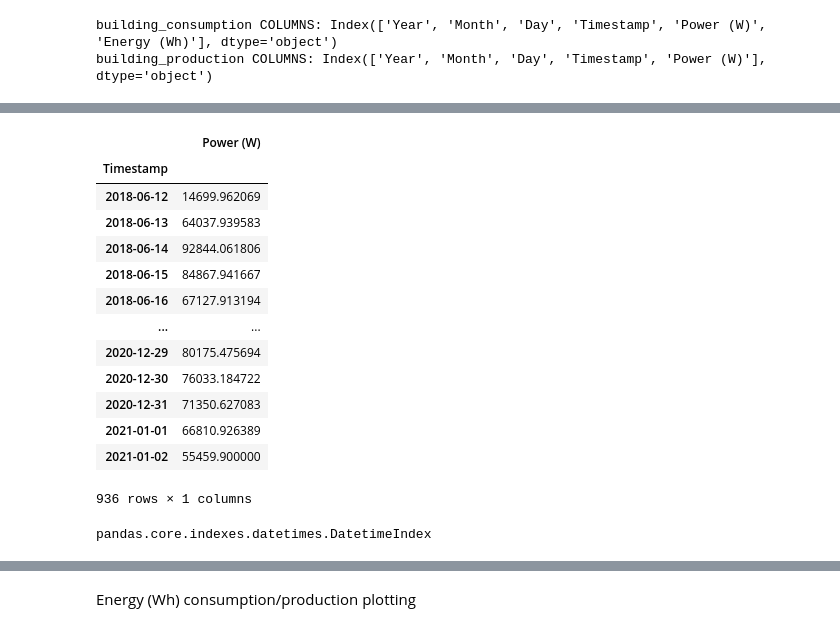
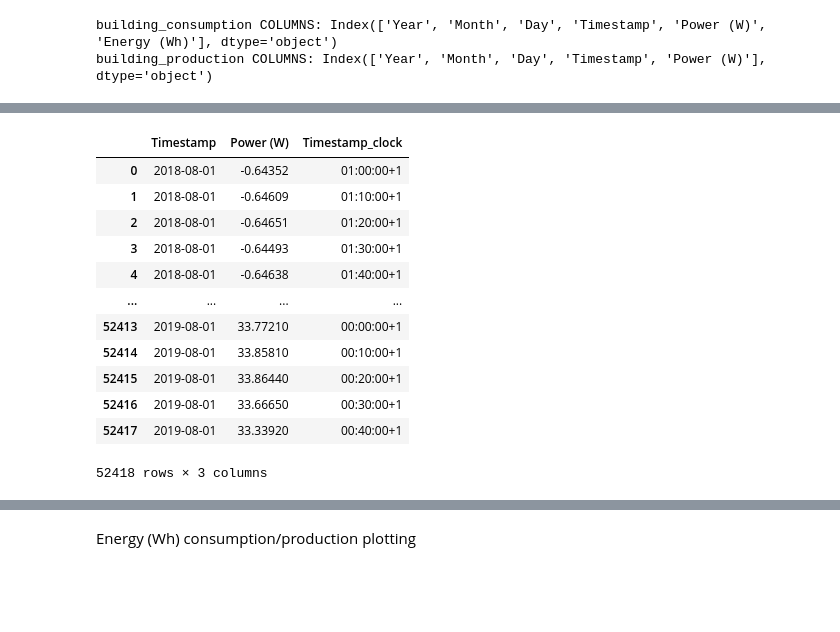
Before and after one commit to AlessandroBelotti00/NOI-hackathon, a Jupyter notebook: 1_PV/data_integration.ipynb, the cells around one changed output, grey strips where cells are left out. Cells and saved outputs as stored; diff of their text form; code cells hidden in the pictures; blank space fills up the shorter version.

```diff
--- a/1_PV/data_integration.ipynb
+++ b/1_PV/data_integration.ipynb
@@ -75,39 +95,37 @@ building_production COLUMNS: Index(['Year', 'Month', 'Day', 'Timestamp', 'Power
 # %%
 data_series = []
+time_series = []
+
 for index, row in building_production.iterrows():
     timestamp_string = row['Timestamp']
-    # Split the string into time and timezone parts
-    time_part, timezone_part = timestamp_string.split("+")
 
     # Split the time part into hours, minutes, and seconds
     hours, minutes, seconds = map(int, time_part.split(":"))
 
-    #dt = datetime(row['Year'], row['Month'], row['Day'], hours, minutes, seconds)
     dt = datetime(row['Year'], row['Month'], row['Day'])
 
     data_series.append(dt)
+    time_series.append(timestamp_string)
+
 building_production['Timestamp'] = data_series
+building_production['Timestamp_clock'] = time_series
 
-avg_power_product = building_production.groupby('Timestamp')['Power (W)'].mean()
-avg_power_product = (pd.DataFrame(avg_power_product))
+#avg_power_product = building_production.groupby('Timestamp')['Power (W)'].mean()
+#avg_power_product = (pd.DataFrame(avg_power_product))
-# %%
-avg_power_consum
-# %% [output]
-|  | Power (W) |
-| Timestamp |  |
-| 2018-06-12 | 14699.962069 |
-| 2018-06-13 | 64037.939583 |
-| 2018-06-14 | 92844.061806 |
-| 2018-06-15 | 84867.941667 |
-| 2018-06-16 | 67127.913194 |
-| ... | ... |
-| 2020-12-29 | 80175.475694 |
-| 2020-12-30 | 76033.184722 |
-| 2020-12-31 | 71350.627083 |
-| 2021-01-01 | 66810.926389 |
-| 2021-01-02 | 55459.900000 |
-936 rows × 1 columns
-# %%
-type(avg_power_consum.index)
-# %% [output]
-pandas.core.indexes.datetimes.DatetimeIndex
+# %%
+building_production = building_production.drop(columns=['Year','Month','Day'])
+building_production
+# %% [output]
+|  | Timestamp | Power (W) | Timestamp_clock |
+| 0 | 2018-08-01 | -0.64352 | 01:00:00+1 |
+| 1 | 2018-08-01 | -0.64609 | 01:10:00+1 |
+| 2 | 2018-08-01 | -0.64651 | 01:20:00+1 |
+| 3 | 2018-08-01 | -0.64493 | 01:30:00+1 |
+| 4 | 2018-08-01 | -0.64638 | 01:40:00+1 |
+| ... | ... | ... | ... |
+| 52413 | 2019-08-01 | 33.77210 | 00:00:00+1 |
+| 52414 | 2019-08-01 | 33.85810 | 00:10:00+1 |
+| 52415 | 2019-08-01 | 33.86440 | 00:20:00+1 |
+| 52416 | 2019-08-01 | 33.66650 | 00:30:00+1 |
+| 52417 | 2019-08-01 | 33.33920 | 00:40:00+1 |
+52418 rows × 3 columns
```
Also changed, not shown: parts of 7 cells of this notebook, 3 other files.
